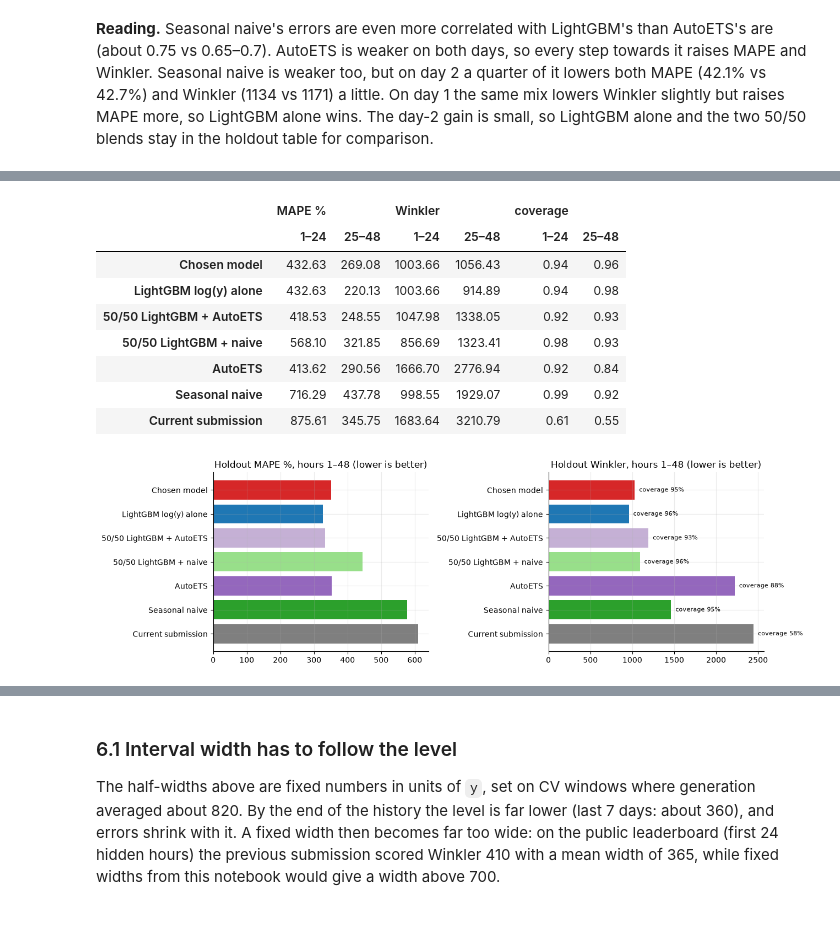
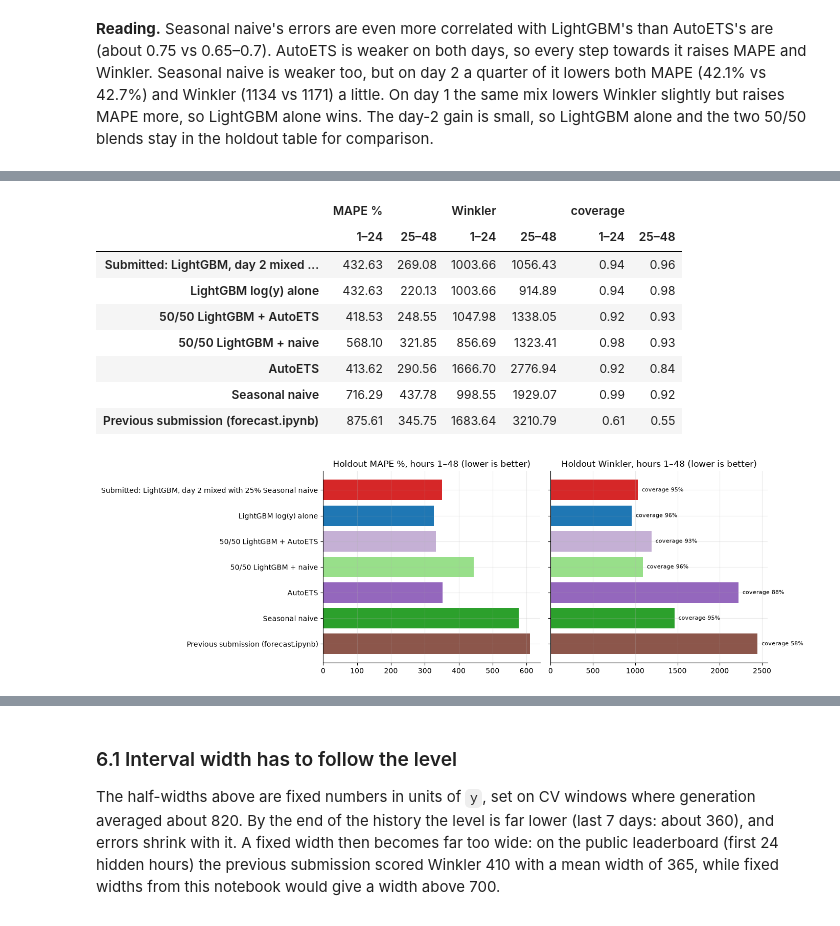
Before and after one commit to tbaraniuk/time-series_energy-consumption, a Jupyter notebook: notebooks/lightgbm_blend.ipynb, the cells around one changed output, grey strips where cells are left out. Cells and saved outputs as stored; diff of their text form; code cells hidden in the pictures.

```diff
--- a/notebooks/lightgbm_blend.ipynb
+++ b/notebooks/lightgbm_blend.ipynb
@@ -58,5 +58,5 @@ LGBM_PARAMS = dict(
     min_child_samples=40, reg_lambda=2.0, random_state=SEED, n_jobs=4, verbosity=-1,
 )
 
-MODEL_NAMES.update({'submission': 'Current submission'})
-MODEL_COLORS.update({'submission': '#7f7f7f'})
+MODEL_NAMES.update({'previous': 'Previous submission (forecast.ipynb)'})
+MODEL_COLORS.update({'previous': '#8c564b'})  # Brown, so it is not confused with the grey history line.
@@ -141,7 +139,7 @@ def lgbm(origin, columns=tuple(all_features), log=True):
     return lgbm_cache[key]
 
 
-def submission(origin):
+def previous_submission(origin):
     past = y[:origin]
     sigma = np.std(past[DAY:] - past[:-DAY], ddof=1)
     half = 1.96 * sigma * np.sqrt(np.arange(H) // DAY + 1)
@@ -276,8 +274,12 @@ for key in partners:
 curve = pd.DataFrame(curve)
 chosen = curve.loc[curve.groupby('part')['score'].idxmin()].set_index('part')
 chosen_blend = {part: (chosen.loc[part, 'partner'], chosen.loc[part, 'w']) for part in DAY_PARTS}
-for part, (key, w) in chosen_blend.items():
-    print(f'Hours {part}: {w:g} · LightGBM + {1 - w:g} · {MODEL_NAMES[key]}')
+# Label for plots and tables, e.g. 'Submitted: LightGBM, day 2 mixed with 25% Seasonal naive'.
+SUBMITTED_NAME = 'Submitted: LightGBM' + ''.join(
+    f', day {day} mixed with {1 - w:.0%} {MODEL_NAMES[key]}'
+    for day, (key, w) in enumerate(chosen_blend.values(), start=1) if w < 1
+)
+print(SUBMITTED_NAME)
 
 fig, axes = plt.subplots(1, 3, figsize=(15, 4), sharex=True)
 for ax, metric in zip(axes, ['score', 'MAPE %', 'Winkler']):
@@ -310,17 +311,17 @@ All settings are frozen: features, target, blend weights and interval widths fro
 
 The last column is the share of each model's holdout MAPE that comes from the 34 hours with `y < 20`.
 # %%
-final = blend(chosen_blend['1–24'], chosen_blend['25–48'])
-candidates = {'final': final, 'lgbm': lgbm_best, 'ets50': blend(('autoets', 0.5), ('autoets', 0.5)),
+submitted = blend(chosen_blend['1–24'], chosen_blend['25–48'])
+candidates = {'submitted': submitted, 'lgbm': lgbm_best, 'ets50': blend(('autoets', 0.5), ('autoets', 0.5)),
               'naive50': blend(('naive', 0.5), ('naive', 0.5)), 'autoets': ets, 'naive': naive}
 bands = {name: calibrated_bands(point) for name, point in candidates.items()}
-sub = {o: submission(o) for o in all_origins}
-candidates['submission'] = {o: sub[o][0] for o in all_origins}
-bands['submission'] = {o: sub[o][1:] for o in all_origins}
+previous = {o: previous_submission(o) for o in all_origins}
+candidates['previous'] = {o: previous[o][0] for o in all_origins}
+bands['previous'] = {o: previous[o][1:] for o in all_origins}
 
-MODEL_NAMES.update({'final': 'Chosen model', 'lgbm': 'LightGBM log(y) alone',
+MODEL_NAMES.update({'submitted': SUBMITTED_NAME, 'lgbm': 'LightGBM log(y) alone',
                     'ets50': '50/50 LightGBM + AutoETS', 'naive50': '50/50 LightGBM + naive'})
-MODEL_COLORS.update({'final': '#d62728', 'lgbm': '#1f77b4', 'ets50': '#c5b0d5', 'naive50': '#98df8a'})
+MODEL_COLORS.update({'submitted': '#d62728', 'lgbm': '#1f77b4', 'ets50': '#c5b0d5', 'naive50': '#98df8a'})
 holdout_actual = np.concatenate([y[o : o + H] for o in holdout_origins])
 quiet = holdout_actual < 20
 
@@ -351,30 +352,30 @@ display(results.round(2))
 # %%
 keys = list(candidates)
 by_day = pd.concat({MODEL_NAMES[k]: pooled(holdout_origins, candidates[k], bands[k]).loc[DAY_PARTS, ['MAPE %', 'Winkler', 'coverage']]
                     for k in keys})
 display(by_day.unstack().round(2))
 
-fig, axes = plt.subplots(1, 2, figsize=(13, 4))
+fig, axes = plt.subplots(1, 2, figsize=(14, 4.5), sharey=True)
 holdout_table = results['Holdout (7 windows)'].loc[[MODEL_NAMES[k] for k in keys]]
 for ax, metric in zip(axes, ['MAPE %', 'Winkler']):
     ax.barh(holdout_table.index, holdout_table[metric], color=[MODEL_COLORS[k] for k in keys])
     ax.set(title=f'Holdout {metric}, hours 1–48 (lower is better)')
-    ax.invert_yaxis()
+axes[0].invert_yaxis()  # Shared y-axis: inverting once flips both panels.
 for i, cov in enumerate(holdout_table['coverage']):
     axes[1].text(holdout_table['Winkler'].iloc[i], i, f'  coverage {cov:.0%}', va='center', fontsize=8)
 plt.tight_layout()
 plt.show()
 # %% [output]
 |  | MAPE % |  | Winkler |  | coverage |  |
 |  | 1–24 | 25–48 | 1–24 | 25–48 | 1–24 | 25–48 |
-| Chosen model | 432.63 | 269.08 | 1003.66 | 1056.43 | 0.94 | 0.96 |
+| Submitted: LightGBM, day 2 mixed ... | 432.63 | 269.08 | 1003.66 | 1056.43 | 0.94 | 0.96 |
 | LightGBM log(y) alone | 432.63 | 220.13 | 1003.66 | 914.89 | 0.94 | 0.98 |
 | 50/50 LightGBM + AutoETS | 418.53 | 248.55 | 1047.98 | 1338.05 | 0.92 | 0.93 |
 | 50/50 LightGBM + naive | 568.10 | 321.85 | 856.69 | 1323.41 | 0.98 | 0.93 |
 | AutoETS | 413.62 | 290.56 | 1666.70 | 2776.94 | 0.92 | 0.84 |
 | Seasonal naive | 716.29 | 437.78 | 998.55 | 1929.07 | 0.99 | 0.92 |
-| Current submission | 875.61 | 345.75 | 1683.64 | 3210.79 | 0.61 | 0.55 |
+| Previous submission (forecast.ipynb) | 875.61 | 345.75 | 1683.64 | 3210.79 | 0.61 | 0.55 |
-[figure, old version]
+[figure, new version]
 # %%
 fig, axes = plt.subplots(4, 2, figsize=(14, 13), sharey=True)
 plot_window_grid(
```
Also changed, not shown: parts of 9 cells of this notebook, 1 other file.
